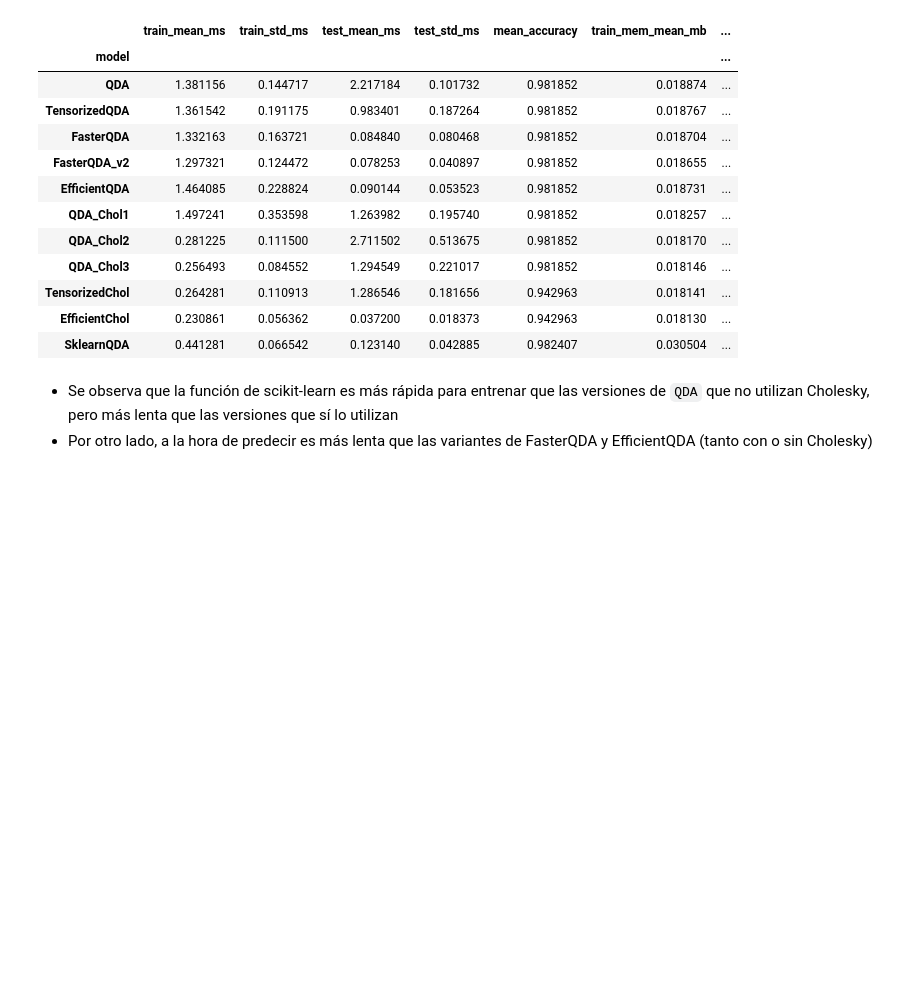
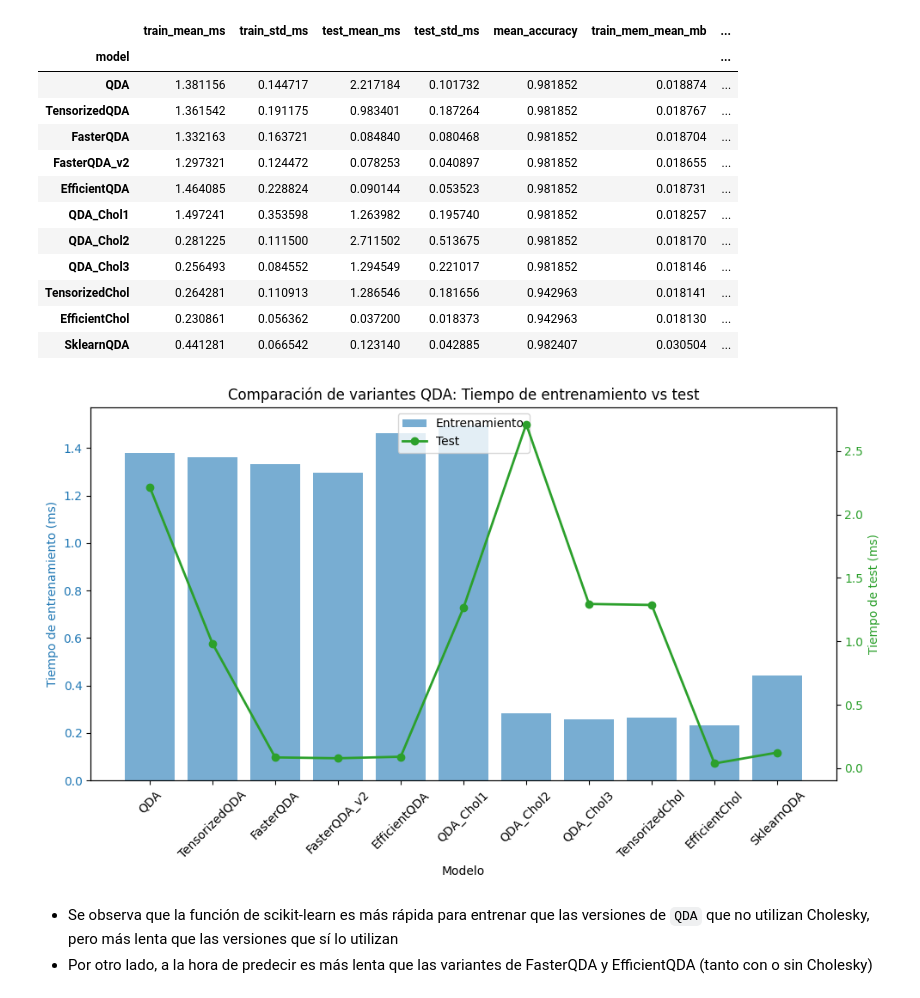
Before and after one commit to martinbrocca/CEIA-AMIA-TP1, a Jupyter notebook: AMIA_2025_TP1.ipynb, the cells around one changed output. Drawn from its saved outputs; the diff is of its cells as text; code cells hidden in the pictures; blank space fills up the shorter version.

Commit message:
Agregar gráfico para comparativa con sklearn

```diff
--- a/AMIA_2025_TP1.ipynb
+++ b/AMIA_2025_TP1.ipynb
@@ -1707,6 +1707,38 @@ b.summary()
 | TensorizedChol | 0.264281 | 0.110913 | 1.286546 | 0.181656 | 0.942963 | 0.018141 | ... |
 | EfficientChol | 0.230861 | 0.056362 | 0.037200 | 0.018373 | 0.942963 | 0.018130 | ... |
 | SklearnQDA | 0.441281 | 0.066542 | 0.123140 | 0.042885 | 0.982407 | 0.030504 | ... |
+# %%
+# Obtengo los valores del b.summary()
+bsummary_df = b.summary().reset_index()  # Aseguramos que 'model' esté como columna y no índice
+
+# Crear gráfico
+fig, ax1 = plt.subplots(figsize=(10, 6))
+
+# Eje izquierdo: tiempo de entrenamiento
+color = 'tab:blue'
+ax1.set_xlabel('Modelo')
+ax1.set_ylabel('Tiempo de entrenamiento (ms)', color=color)
+ax1.bar(bsummary_df['model'], bsummary_df['train_mean_ms'], color=color, alpha=0.6, label='Entrenamiento')
+ax1.tick_params(axis='y', labelcolor=color)
+plt.xticks(rotation=45)
+
+# Eje derecho: tiempo de test
+ax2 = ax1.twinx()
+color = 'tab:green'
+ax2.set_ylabel('Tiempo de test (ms)', color=color)
+ax2.plot(bsummary_df['model'], bsummary_df['test_mean_ms'], color=color, marker='o', linewidth=2, label='Test')
+ax2.tick_params(axis='y', labelcolor=color)
+
+# Combinar leyendas
+lines_labels = [ax.get_legend_handles_labels() for ax in [ax1, ax2]]
+lines, labels = [sum(lol, []) for lol in zip(*lines_labels)]
+ax1.legend(lines, labels, loc='upper center')
+
+plt.title('Comparación de variantes QDA: Tiempo de entrenamiento vs test')
+plt.tight_layout()
+plt.show()
+# %% [output]
+[figure, added]
 # %% [markdown]
 * Se observa que la función de scikit-learn es más rápida para entrenar que las versiones de `QDA` que no utilizan Cholesky, pero más lenta que las versiones que sí lo utilizan
 * Por otro lado, a la hora de predecir es más lenta que las variantes de FasterQDA y EfficientQDA (tanto con o sin Cholesky)
```
